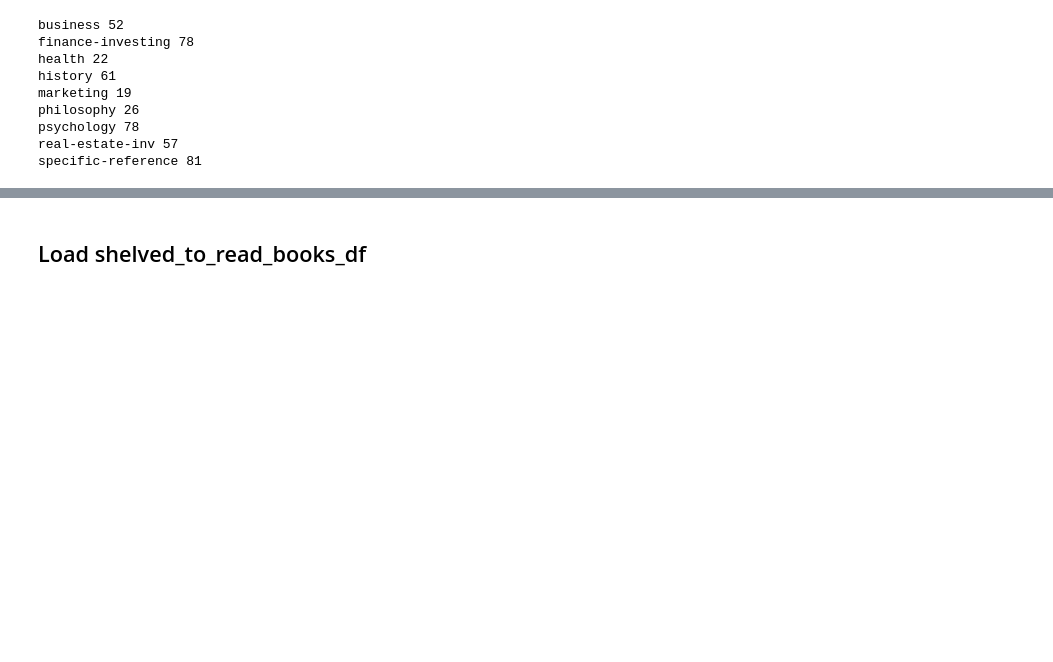
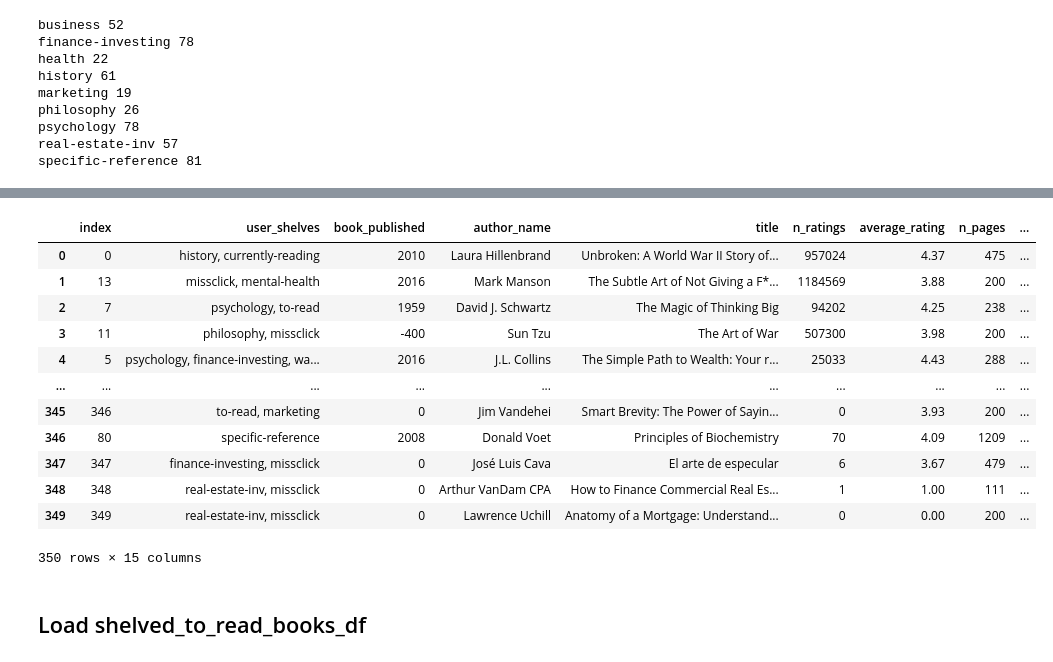
Before and after one commit to jgonzal1/jgonzal1.github.io, a Jupyter notebook: assets/📚.ipynb, the cells around one changed output, grey strips where cells are left out. Cells and saved outputs as stored; diff of their text form; code cells hidden in the pictures; blank space fills up the shorter version.

Commit message:
# 2 months view, shelved_to_read_books_2_df corrections

```diff
--- a/assets/📚.ipynb
+++ b/assets/📚.ipynb
@@ -131,24 +147,49 @@ specific-reference 81
 # %%
 import pandas as pd
-shelved_to_read_book_ids_df = pd.read_csv("../data/shelved_to_read_book_ids.csv")
+import numpy as np
+shelved_to_read_books_df = pd.read_csv("../data/goodreads-transformed/shelved_to_read_books_df.csv")
+del shelved_to_read_books_df["n_ratings"]
+shelved_to_read_book_ids_df = pd.read_csv("../data/goodreads-transformed/shelved_to_read_book_ids.csv")
 shelved_to_read_books_df = shelved_to_read_books_df.merge(
   shelved_to_read_book_ids_df, how='left', on="book_id"
-).fillna(0).astype({"n_ratings": "int32"})
+).fillna(0)
+shelved_to_read_books_df["n_pages"] = shelved_to_read_books_df["n_pages"].apply(lambda np: 200 if np==0 else np)
+shelved_to_read_books_df = shelved_to_read_books_df.astype({
+  "n_ratings": "int32",
+  "n_pages": "int32"
+})
 shelved_to_read_books_df["darks"] = shelved_to_read_books_df[[
-  "average_rating", "n_ratings"#, "num pages"
+  "average_rating", "n_ratings", "n_pages"
 ]].apply(
-  lambda r: max(r.iloc[0]**2 + 2*np.log10(r.iloc[1]+1),0) # - 2*np.log10(r.iloc[2]+1) avg>pages>reads
+  lambda r: (max(r.iloc[0]**1.6, r.iloc[0]**2.2-12)-8) + (3*np.log10(r.iloc[1]+1)) - (10*np.log10(r.iloc[2]+1)-20) #avg>pages>reads
   , axis=1
 )
 shelved_to_read_books_df = shelved_to_read_books_df.sort_values("darks", ascending=[False])[[
   "user_shelves", "book_published", "author_name", "title"
-  , "n_ratings", "average_rating", "darks", "user_rating", "book_id"
-  , "isbn", "date_shelved", "filename"
+  , "n_ratings", "average_rating", "n_pages", "darks", "user_rating"
+  , "book_id", "isbn", "date_shelved", "filename", "batch"
 ]][
   ~shelved_to_read_books_df["user_shelves"].str.contains("read-inspiring") &
   (shelved_to_read_books_df["user_rating"]!=1) &
   (shelved_to_read_books_df["user_rating"]!=2)
 ]
-shelved_to_read_books_df.to_csv('../data/shelved_to_read_books_df.csv')
+shelved_to_read_books_df.index.name='index'
+shelved_to_read_books_df = shelved_to_read_books_df.reset_index()
+shelved_to_read_books_df.to_csv('../data/goodreads-transformed/shelved_to_read_books_2_df.csv')
+shelved_to_read_books_df
+# %% [output]
+|  | index | user_shelves | book_published | author_name | title | n_ratings | average_rating | n_pages | ... |
+| 0 | 0 | history, currently-reading | 2010 | Laura Hillenbrand | Unbroken: A World War II Story of... | 957024 | 4.37 | 475 | ... |
+| 1 | 13 | missclick, mental-health | 2016 | Mark Manson | The Subtle Art of Not Giving a F*... | 1184569 | 3.88 | 200 | ... |
+| 2 | 7 | psychology, to-read | 1959 | David J. Schwartz | The Magic of Thinking Big | 94202 | 4.25 | 238 | ... |
+| 3 | 11 | philosophy, missclick | -400 | Sun Tzu | The Art of War | 507300 | 3.98 | 200 | ... |
+| 4 | 5 | psychology, finance-investing, wa... | 2016 | J.L. Collins | The Simple Path to Wealth: Your r... | 25033 | 4.43 | 288 | ... |
+| ... | ... | ... | ... | ... | ... | ... | ... | ... | ... |
+| 345 | 346 | to-read, marketing | 0 | Jim Vandehei | Smart Brevity: The Power of Sayin... | 0 | 3.93 | 200 | ... |
+| 346 | 80 | specific-reference | 2008 | Donald Voet | Principles of Biochemistry | 70 | 4.09 | 1209 | ... |
+| 347 | 347 | finance-investing, missclick | 0 | José Luis Cava | El arte de especular | 6 | 3.67 | 479 | ... |
+| 348 | 348 | real-estate-inv, missclick | 0 | Arthur VanDam CPA | How to Finance Commercial Real Es... | 1 | 1.00 | 111 | ... |
+| 349 | 349 | real-estate-inv, missclick | 0 | Lawrence Uchill | Anatomy of a Mortgage: Understand... | 0 | 0.00 | 200 | ... |
+350 rows × 15 columns
 # %% [markdown]
 ## Load shelved_to_read_books_df
```
Also changed, not shown: parts of 7 cells of this notebook, 1 other file.
